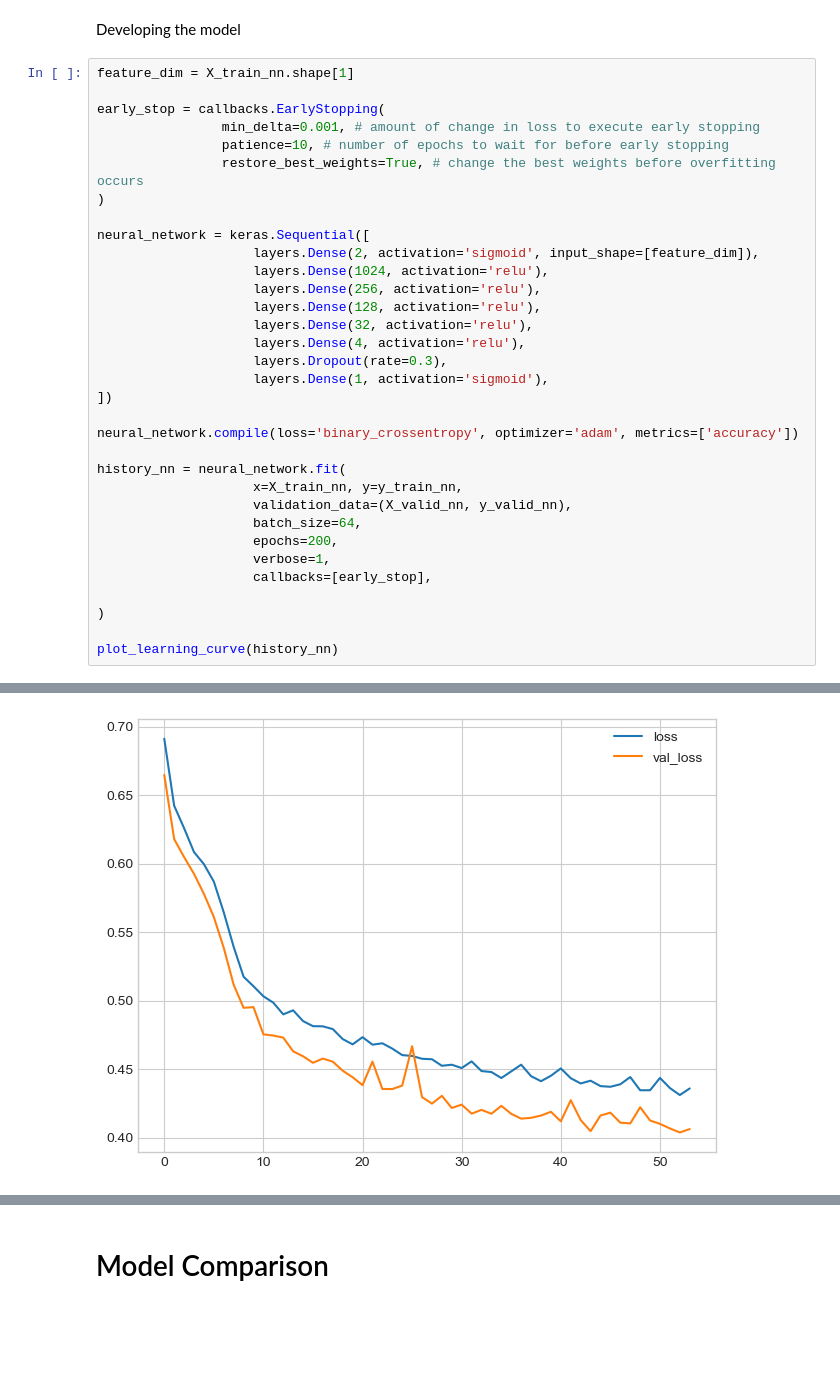
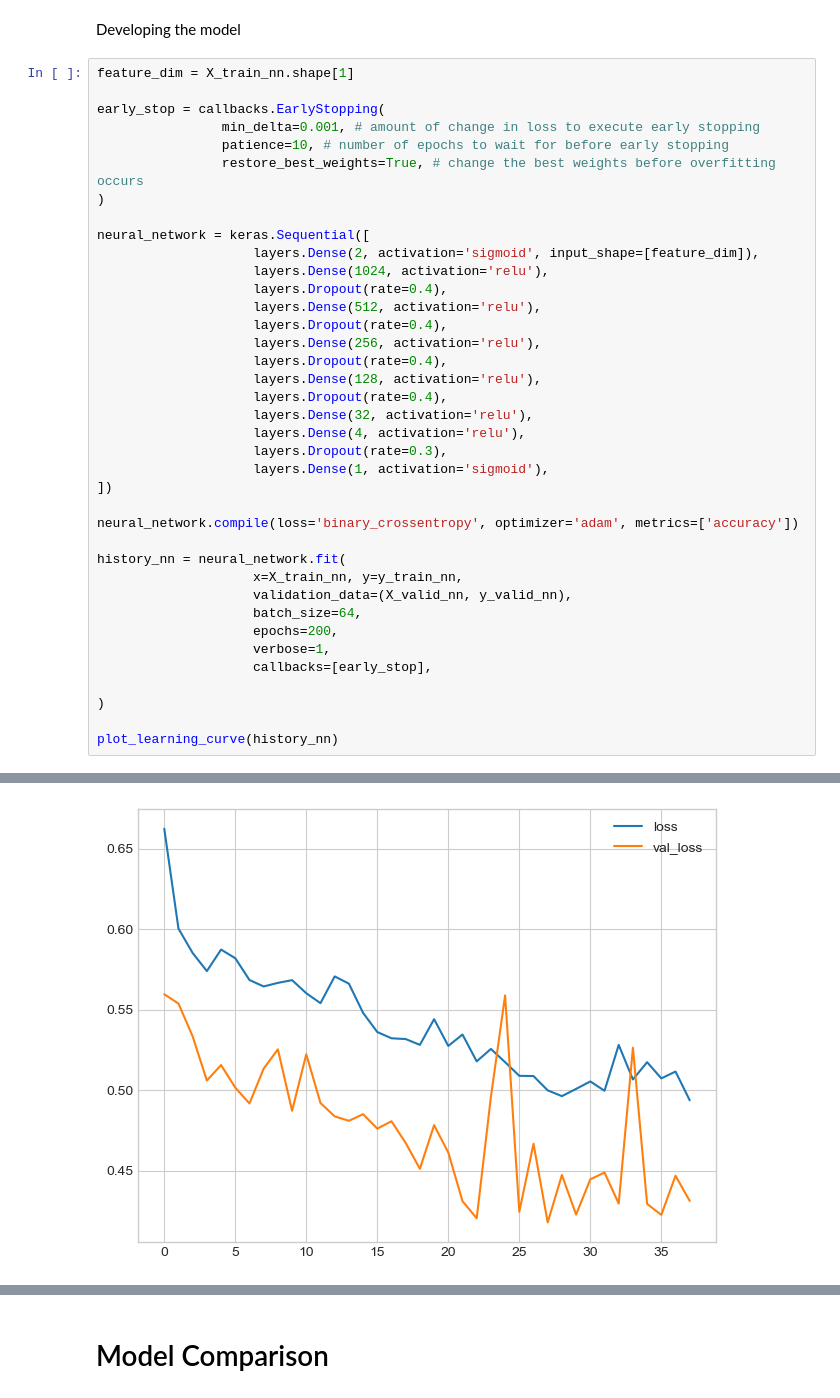
Before and after one commit to Kairos5106/stroke-predictor-machine-learning, a Jupyter notebook: stroke_prediction.ipynb, the cells around one changed output, grey strips where cells are left out. Cells and saved outputs as stored; diff of their text form; blank space fills up the shorter version.

```diff
--- a/stroke_prediction.ipynb
+++ b/stroke_prediction.ipynb
@@ -768,8 +768,13 @@ early_stop = callbacks.EarlyStopping(
 neural_network = keras.Sequential([
                     layers.Dense(2, activation='sigmoid', input_shape=[feature_dim]),
                     layers.Dense(1024, activation='relu'),
+                    layers.Dropout(rate=0.4),
+                    layers.Dense(512, activation='relu'),
+                    layers.Dropout(rate=0.4),
                     layers.Dense(256, activation='relu'),
+                    layers.Dropout(rate=0.4),
                     layers.Dense(128, activation='relu'),
+                    layers.Dropout(rate=0.4),
                     layers.Dense(32, activation='relu'),
                     layers.Dense(4, activation='relu'),
                     layers.Dropout(rate=0.3),
@@ -810 +815 @@ Minimum validation loss: 0.4038
-[figure, old version]
+[figure, new version]
```
Also changed, not shown: parts of 3 cells of this notebook.
